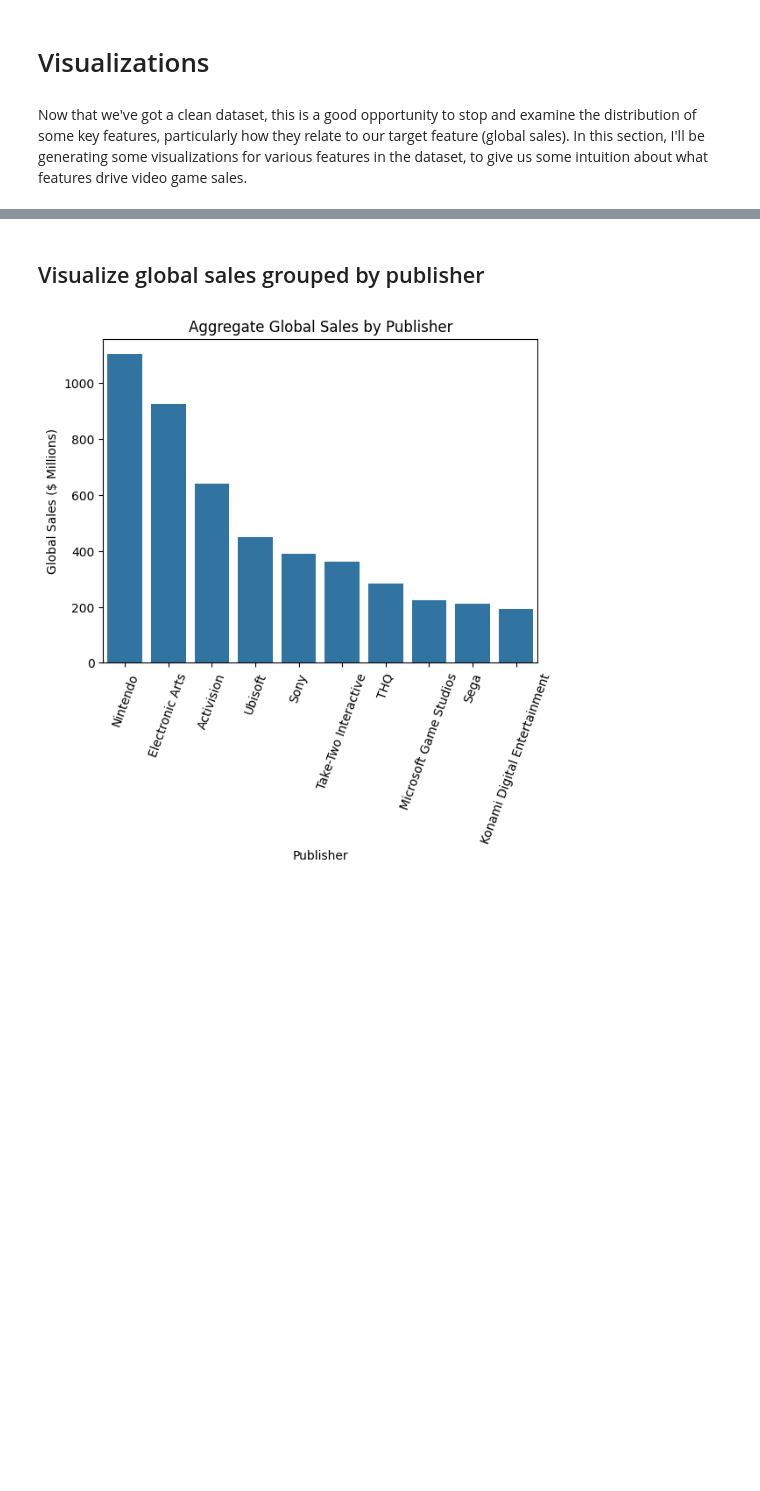
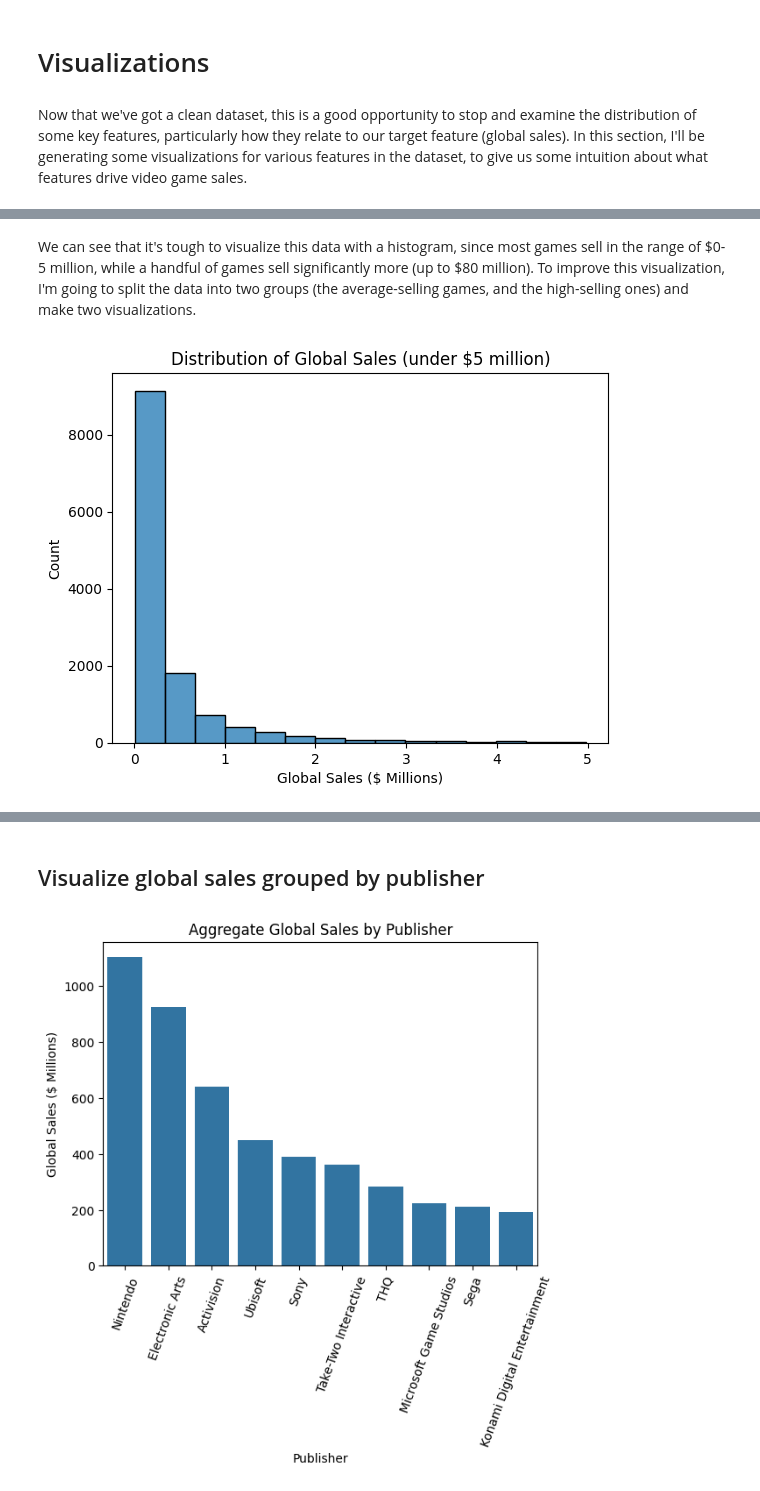
Before and after one commit to umaunni3/berkeley-ml-ai-2024-umaunni, a Jupyter notebook: capstone_project/final_report/video_game_sales_analysis.ipynb, the cells around one changed output, grey strips where cells are left out. Drawn from its saved outputs; the diff is of its cells as text; code cells hidden in the pictures; blank space fills up the shorter version.

```diff
--- a/capstone_project/final_report/video_game_sales_analysis.ipynb
+++ b/capstone_project/final_report/video_game_sales_analysis.ipynb
@@ -255,0 +267,11 @@ Now that we've got a clean dataset, this is a good opportunity to stop and exami
+# %% [markdown]
+We can see that it's tough to visualize this data with a histogram, since most games sell in the range of \$0-5 million, while a handful of games sell significantly more (up to $80 million). To improve this visualization, I'm going to split the data into two groups (the average-selling games, and the high-selling ones) and make two visualizations.
+# %%
+# Generate a histogram of Global_Sales for games under $5 million in sales
+fig = sns.histplot(data=vgsales[vgsales['Global_Sales'] < 5], x='Global_Sales', bins=15)
+plt.title("Distribution of Global Sales (under $5 million)")
+plt.xlabel("Global Sales ($ Millions)")
+plt.ylabel("Count")
+plt.show()
+# %% [output]
+[figure, added]
```
Also changed, not shown: parts of 11 cells of this notebook.
